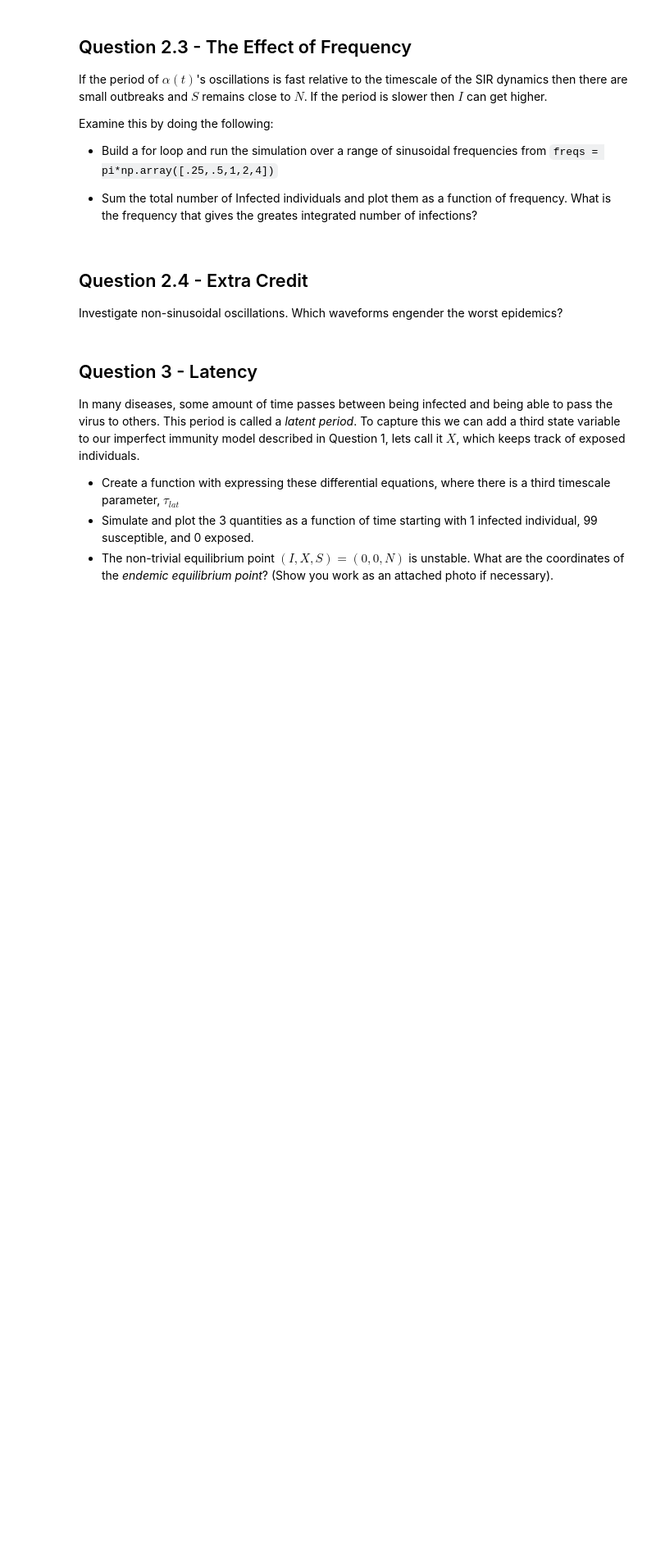
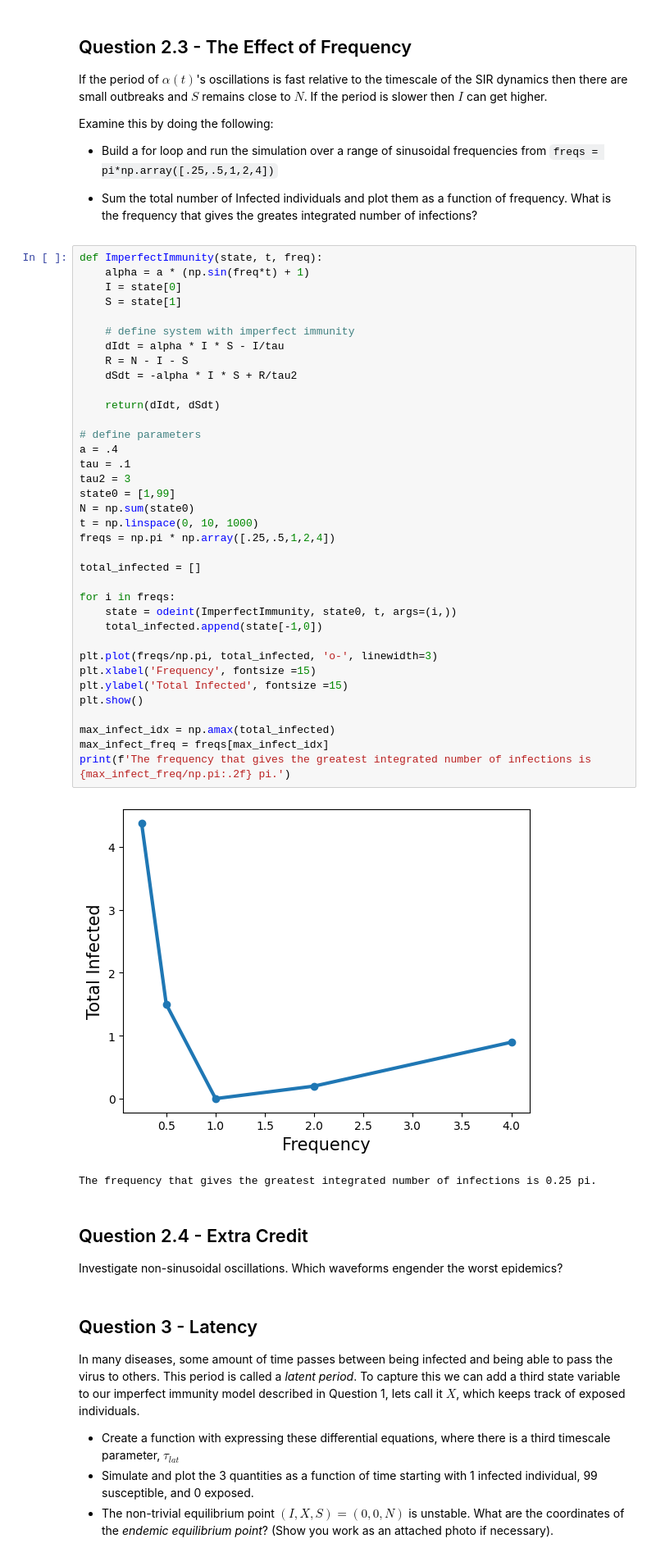
Before and after one commit to mkayeterry/MCDB172, a Jupyter notebook: ipynb/hw/HW7 - Modeling Pandemics.ipynb, the cells around one changed output. Shown at 82% size. Drawn from its saved outputs; the diff is of its cells as text; blank space fills up the shorter version.

```diff
--- a/ipynb/hw/HW7 - Modeling Pandemics.ipynb
+++ b/ipynb/hw/HW7 - Modeling Pandemics.ipynb
@@ -90,6 +180,45 @@ Examine this by doing the following:
 * Build a for loop and run the simulation over a range of sinusoidal frequencies from `freqs = pi*np.array([.25,.5,1,2,4])`
 
 * Sum the total number of Infected individuals and plot them as a function of frequency. What is the frequency that gives the greates integrated number of infections?
+# %%
+def ImperfectImmunity(state, t, freq):
+    alpha = a * (np.sin(freq*t) + 1)
+    I = state[0]
+    S = state[1]
+
+    # define system with imperfect immunity
+    dIdt = alpha * I * S - I/tau
+    R = N - I - S
+    dSdt = -alpha * I * S + R/tau2
+
+    return(dIdt, dSdt)
+
+# define parameters
+a = .4
+tau = .1
+tau2 = 3
+state0 = [1,99]
+N = np.sum(state0)
+t = np.linspace(0, 10, 1000)
+freqs = np.pi * np.array([.25,.5,1,2,4])
+
+total_infected = []
+
+for i in freqs:
+    state = odeint(ImperfectImmunity, state0, t, args=(i,))
+    total_infected.append(state[-1,0])
+
+plt.plot(freqs/np.pi, total_infected, 'o-', linewidth=3)
+plt.xlabel('Frequency', fontsize =15)
+plt.ylabel('Total Infected', fontsize =15)
+plt.show()
+
+max_infect_idx = np.amax(total_infected)
+max_infect_freq = freqs[max_infect_idx]
+print(f'The frequency that gives the greatest integrated number of infections is {max_infect_freq/np.pi:.2f} pi.')
+# %% [output]
+[figure, added]
+The frequency that gives the greatest integrated number of infections is 0.25 pi.
 # %% [markdown]
 ## Question 2.4 - Extra Credit
 Investigate non-sinusoidal oscillations. Which waveforms engender the worst epidemics?
```
Also changed, not shown: parts of 4 cells of this notebook, 4 other files.
